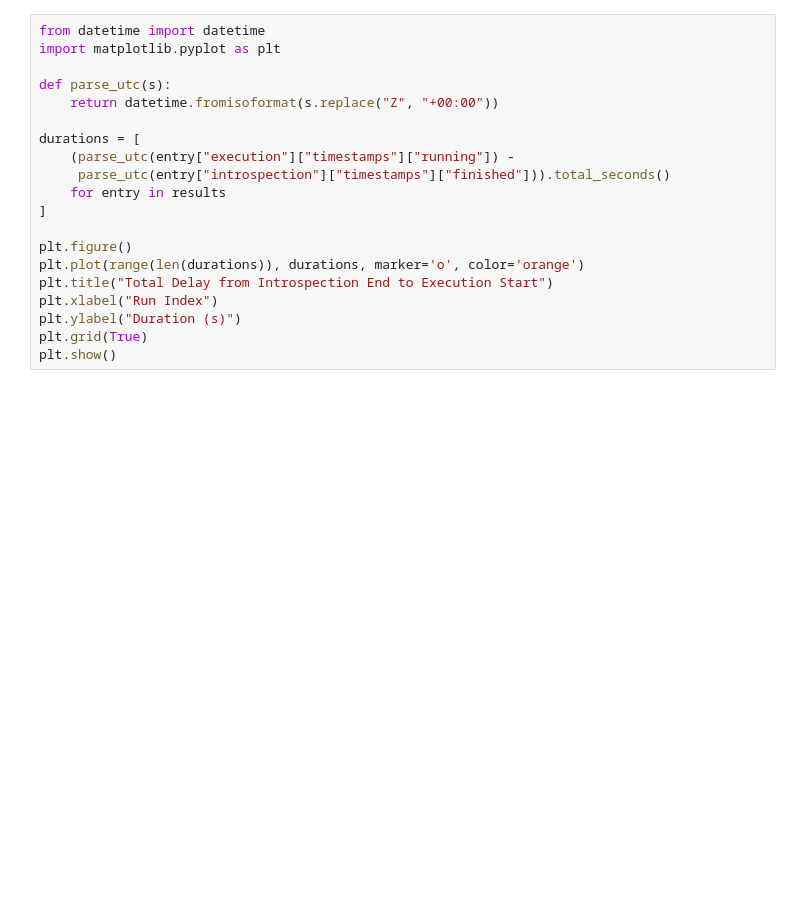
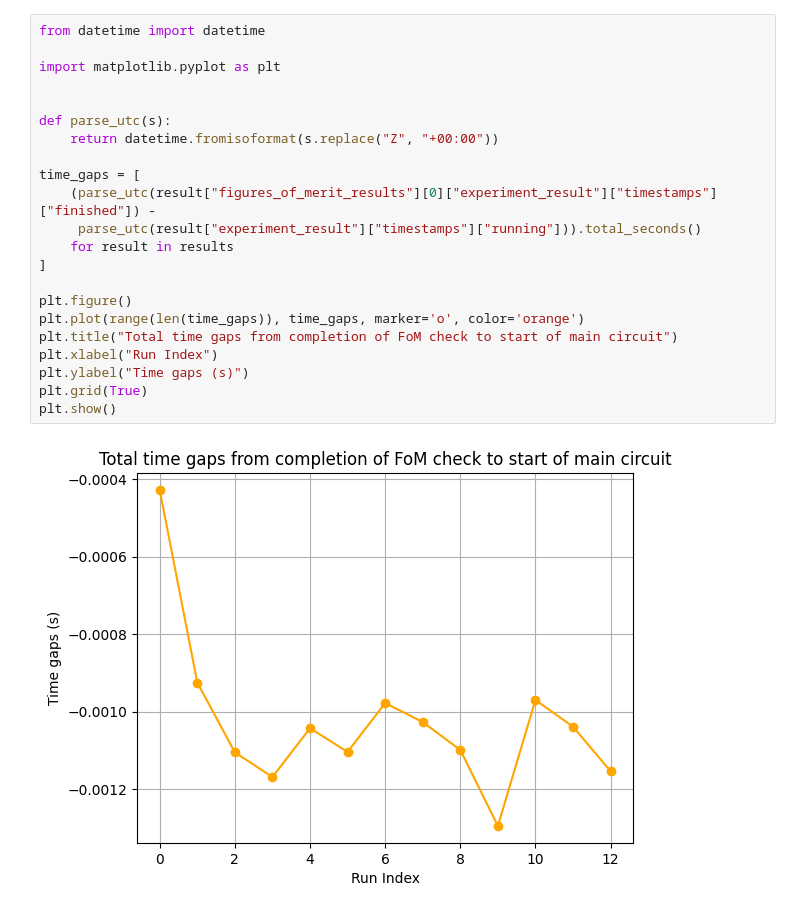
Before and after one commit to marcosUNLP/qonscious, a Jupyter notebook: notebooks/introspection_time_drift.ipynb, the cells around one changed output. Saved outputs shown, nothing was run; the diff lists cells and outputs as text; blank space fills up the shorter version.

```diff
--- a/notebooks/introspection_time_drift.ipynb
+++ b/notebooks/introspection_time_drift.ipynb
@@ -80,23 +136,27 @@ plt.show()
 # %%
 from datetime import datetime
+
 import matplotlib.pyplot as plt
+
 
 def parse_utc(s):
     return datetime.fromisoformat(s.replace("Z", "+00:00"))
 
-durations = [
-    (parse_utc(entry["execution"]["timestamps"]["running"]) -
-     parse_utc(entry["introspection"]["timestamps"]["finished"])).total_seconds()
-    for entry in results
+time_gaps = [
+    (parse_utc(result["figures_of_merit_results"][0]["experiment_result"]["timestamps"]["finished"]) -
+     parse_utc(result["experiment_result"]["timestamps"]["running"])).total_seconds()
+    for result in results
 ]
 
 plt.figure()
-plt.plot(range(len(durations)), durations, marker='o', color='orange')
-plt.title("Total Delay from Introspection End to Execution Start")
+plt.plot(range(len(time_gaps)), time_gaps, marker='o', color='orange')
+plt.title("Total time gaps from completion of FoM check to start of main circuit")
 plt.xlabel("Run Index")
-plt.ylabel("Duration (s)")
+plt.ylabel("Time gaps (s)")
 plt.grid(True)
 plt.show()
+# %% [output]
+[figure, added]
 # %%
 def phi_plus_fidelity(counts):
     shots = sum(counts.values())
```
Also changed, not shown: parts of 12 cells of this notebook.
